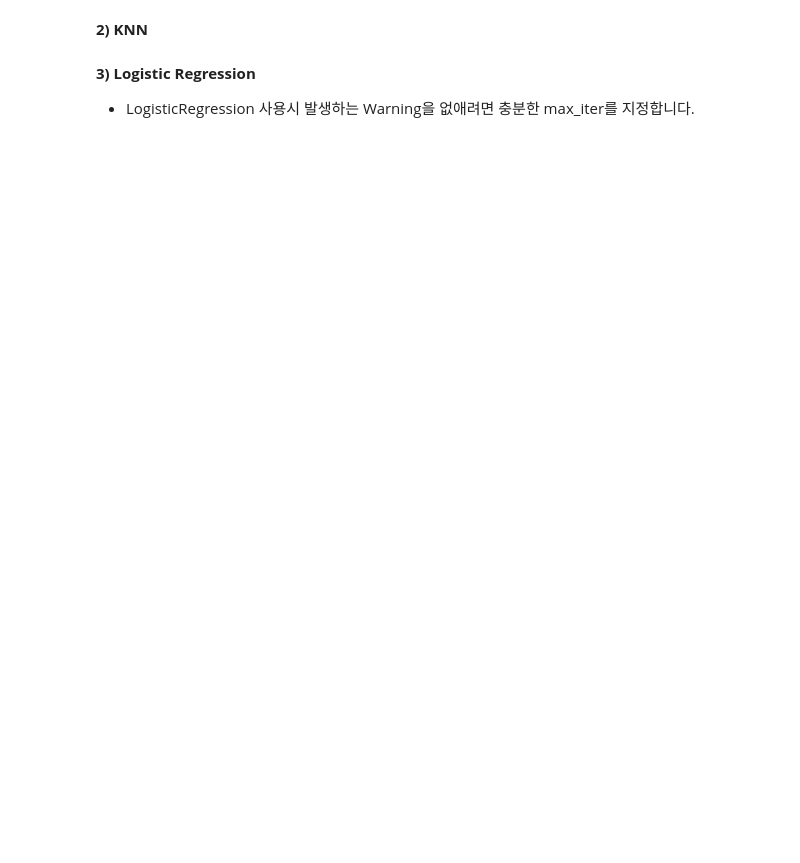
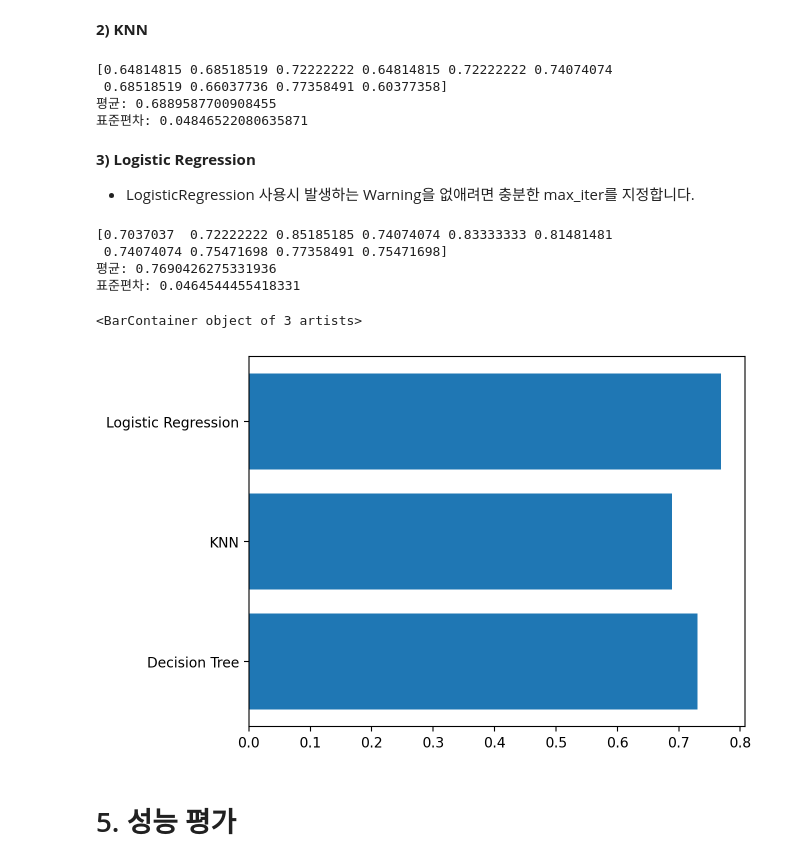
Before and after one commit to yangjung-woo/KT-Workspace, a Jupyter notebook: KT_AIVLE_DX_Regular_course/Week1/DX_머신러닝_실습자료/DX_머신러닝_실습자료/배우기/ML04_01_K분할교차검증(Diabetes).ipynb, the cells around one changed output. Drawn from its saved outputs; the diff is of its cells as text; code cells hidden in the pictures; blank space fills up the shorter version.

```diff
--- a/KT_AIVLE_DX_Regular_course/Week1/DX_머신러닝_실습자료/DX_머신러닝_실습자료/배우기/ML04_01_K분할교차검증(Diabetes).ipynb
+++ b/KT_AIVLE_DX_Regular_course/Week1/DX_머신러닝_실습자료/DX_머신러닝_실습자료/배우기/ML04_01_K분할교차검증(Diabetes).ipynb
@@ -130,3 +144,27 @@ print('표준편차:', cv_score.std())
+# %%
+# 불러오기
+from sklearn.neighbors import KNeighborsClassifier
+from sklearn.model_selection import cross_val_score
+
+# 선언하기
+model = KNeighborsClassifier()
+
+# 검증하기
+cv_score = cross_val_score(model,x_train,y_train,cv=10)# 모델, 학습용 데이터 x y , 분할개수 cv
+cv_score = cross_val_score(model,x_train_s,y_train,cv=10) # 정규화를 수행한 학습데이터를 검증해 봤더니
+# 정확도가 떨어짐 , scoring = 'recall' 재현률도 떨어짐
+# 확인
+print(cv_score) # 정확도 10개 : 분할학습 한결과 10개
+print('평균:', cv_score.mean())
+print('표준편차:', cv_score.std())
+
+# 성능 정보 수집
+result['KNN'] = cv_score.mean()
+# %% [output]
+[0.64814815 0.68518519 0.72222222 0.64814815 0.72222222 0.74074074
+ 0.68518519 0.66037736 0.77358491 0.60377358]
+평균: 0.6889587700908455
+표준편차: 0.04846522080635871
 # %% [markdown]
 **3) Logistic Regression**
 
@@ -145,0 +172,31 @@ print('표준편차:', cv_score.std())
+# %%
+# 불러오기
+from sklearn.linear_model import LogisticRegression
+from sklearn.model_selection import cross_val_score
+
+# 선언하기
+model = LogisticRegression()
+
+# 검증하기
+cv_score = cross_val_score(model, x_train , y_train , cv = 10 )
+
+# 확인
+print(cv_score) # 정확도 10개 : 분할학습 한결과 10개
+print('평균:', cv_score.mean())
+print('표준편차:', cv_score.std())
+
+# 성능 정보 수집
+result['Logistic Regression'] = cv_score.mean()
+# %% [output]
+[0.7037037  0.72222222 0.85185185 0.74074074 0.83333333 0.81481481
+ 0.74074074 0.75471698 0.77358491 0.75471698]
+평균: 0.7690426275331936
+표준편차: 0.0464544455418331
+# %%
+# result 성능 비교
+plt.barh(y= result.keys() ,width=result.values())
+# %% [output]
+<BarContainer object of 3 artists>
+[figure, added]
+# %% [markdown]
+# 5. 성능 평가
```
Also changed, not shown: parts of 6 cells of this notebook, 28 other files.
